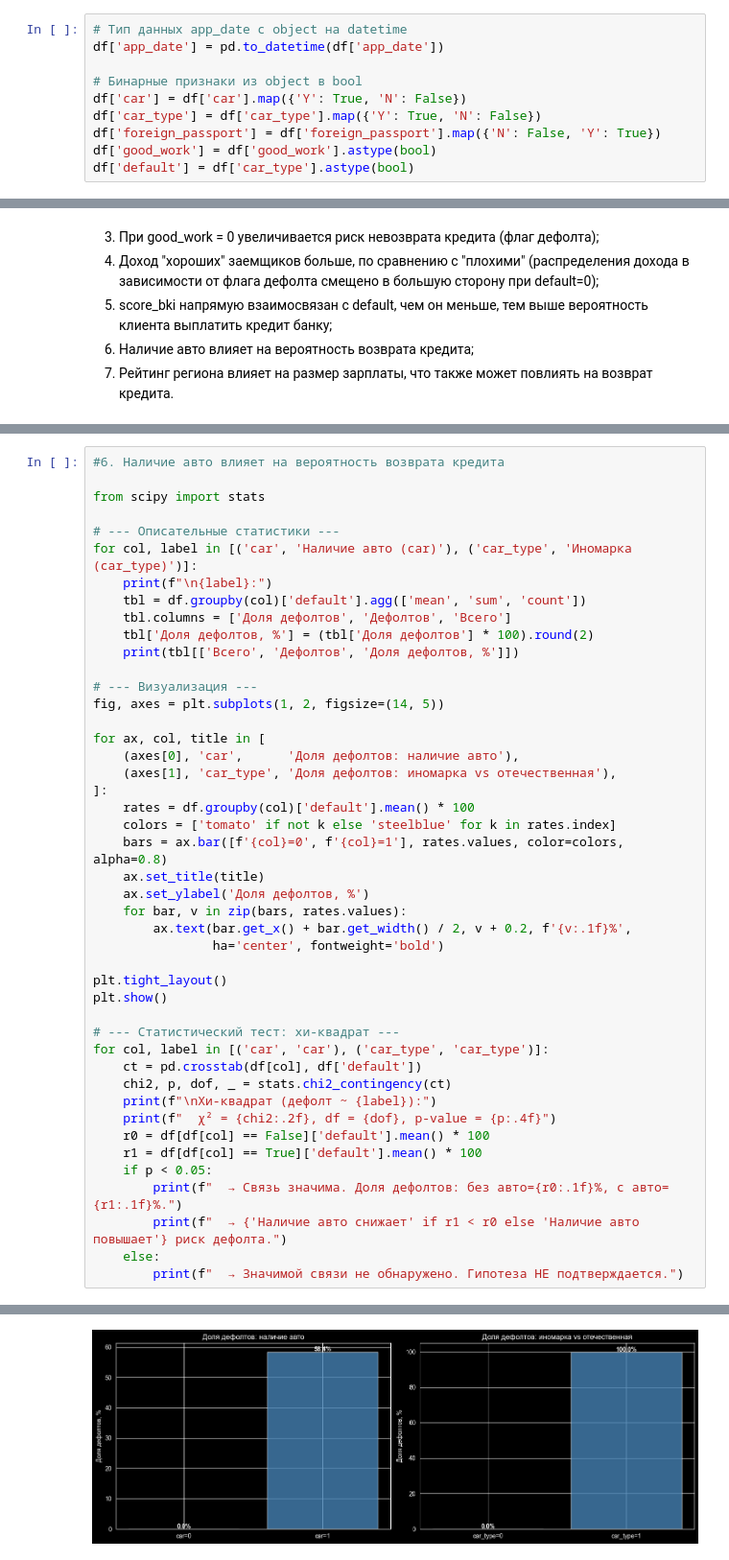
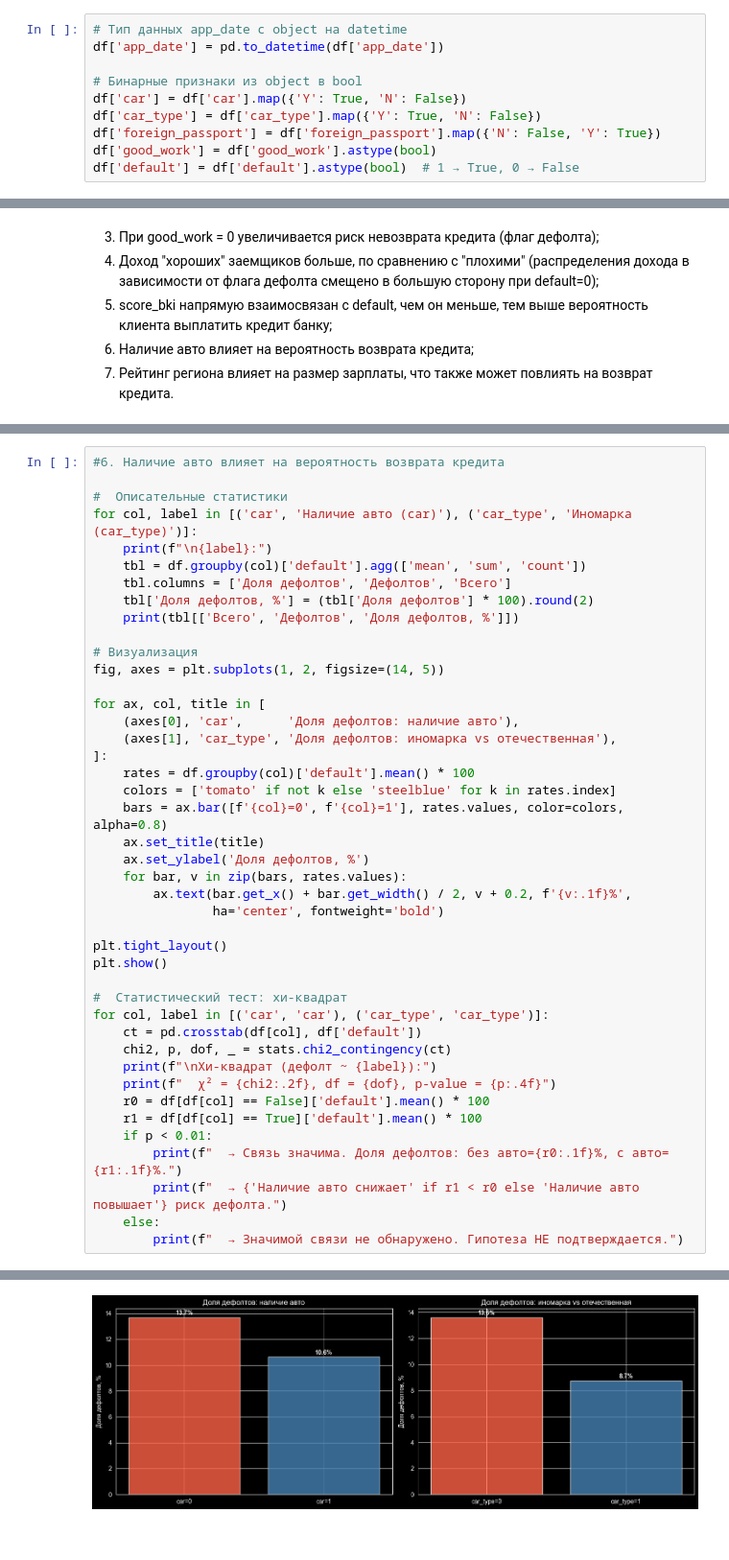
Before and after one commit to yemtsovaanna-alt/WB_DS, a Jupyter notebook: задание_1.ipynb, the cells around one changed output, grey strips where cells are left out. Shown at 96% size. Drawn from its saved outputs; the diff is of its cells as text.

```diff
--- a/задание_1.ipynb
+++ b/задание_1.ipynb
@@ -109,5 +110,5 @@ df['car'] = df['car'].map({'Y': True, 'N': False})
 df['car_type'] = df['car_type'].map({'Y': True, 'N': False})
 df['foreign_passport'] = df['foreign_passport'].map({'N': False, 'Y': True})
 df['good_work'] = df['good_work'].astype(bool)
-df['default'] = df['car_type'].astype(bool)
+df['default'] = df['default'].astype(bool)  # 1 → True, 0 → False
 # %%
@@ -650,9 +705,7 @@ if p_corr < 0.05:
 # %%
 #6. Наличие авто влияет на вероятность возврата кредита
 
-from scipy import stats
-
-# --- Описательные статистики ---
+#  Описательные статистики
 for col, label in [('car', 'Наличие авто (car)'), ('car_type', 'Иномарка (car_type)')]:
     print(f"\n{label}:")
     tbl = df.groupby(col)['default'].agg(['mean', 'sum', 'count'])
@@ -660,7 +713,7 @@ for col, label in [('car', 'Наличие авто (car)'), ('car_type', 'Ин
     tbl['Доля дефолтов, %'] = (tbl['Доля дефолтов'] * 100).round(2)
     print(tbl[['Всего', 'Дефолтов', 'Доля дефолтов, %']])
 
-# --- Визуализация ---
+# Визуализация
 fig, axes = plt.subplots(1, 2, figsize=(14, 5))
 
 for ax, col, title in [
@@ -679,7 +732,7 @@ for ax, col, title in [
 plt.tight_layout()
 plt.show()
 
-# --- Статистический тест: хи-квадрат ---
+#  Статистический тест: хи-квадрат
 for col, label in [('car', 'car'), ('car_type', 'car_type')]:
     ct = pd.crosstab(df[col], df['default'])
     chi2, p, dof, _ = stats.chi2_contingency(ct)
@@ -687,7 +740,7 @@ for col, label in [('car', 'car'), ('car_type', 'car_type')]:
     print(f"  χ² = {chi2:.2f}, df = {dof}, p-value = {p:.4f}")
     r0 = df[df[col] == False]['default'].mean() * 100
     r1 = df[df[col] == True]['default'].mean() * 100
-    if p < 0.05:
+    if p < 0.01:
         print(f"  → Связь значима. Доля дефолтов: без авто={r0:.1f}%, с авто={r1:.1f}%.")
         print(f"  → {'Наличие авто снижает' if r1 < r0 else 'Наличие авто повышает'} риск дефолта.")
     else:
@@ -707,2 +760,2 @@ True      14008     14008             100.0
-[figure, old version]
+[figure, new version]
 Хи-квадрат (дефолт ~ car):
```
Also changed, not shown: parts of 15 cells of this notebook.
